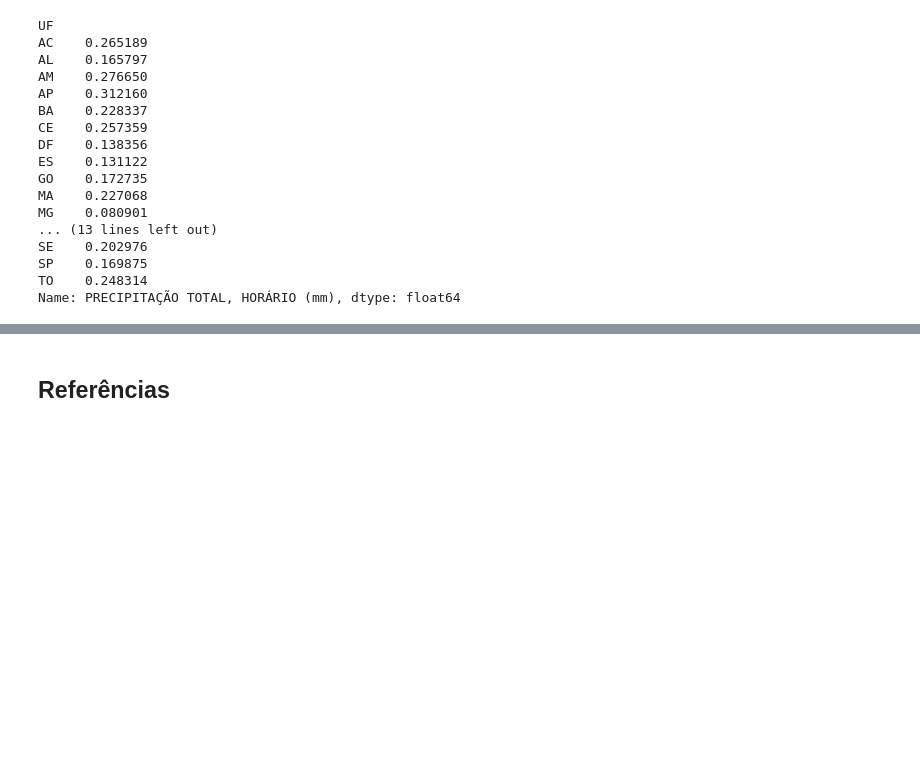
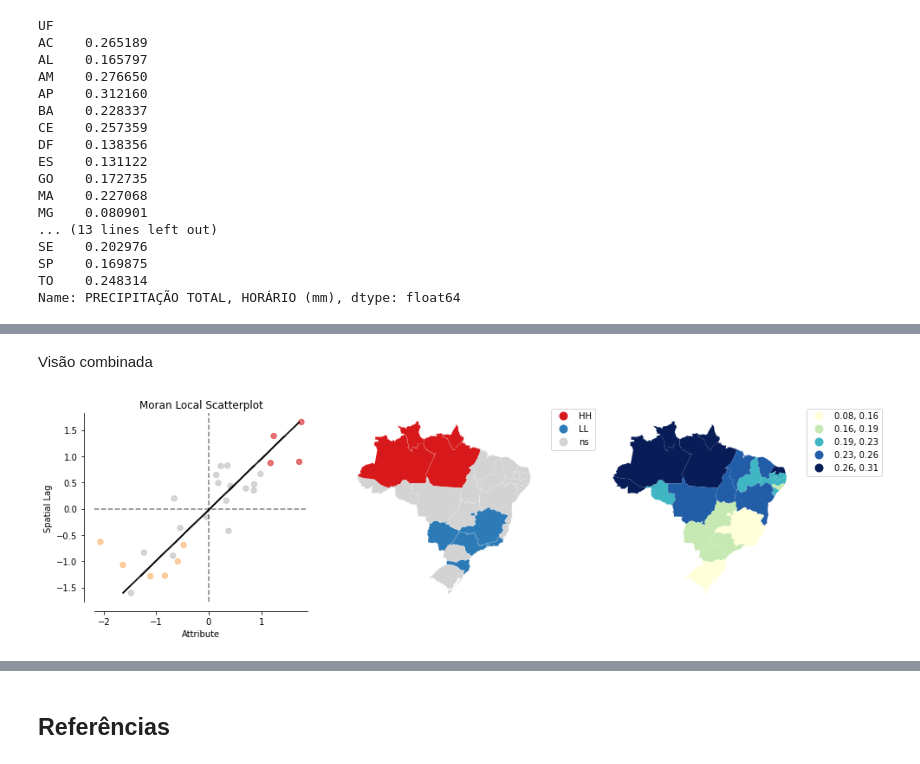
Before and after one commit to mpereiramoretti/pluviometria-analise-espacial, a Jupyter notebook: Pluviometria - Caso prático.ipynb, the cells around one changed output, grey strips where cells are left out. Saved outputs shown, nothing was run; the diff lists cells and outputs as text; code cells hidden in the pictures; blank space fills up the shorter version.

```diff
--- a/Pluviometria - Caso prático.ipynb
+++ b/Pluviometria - Caso prático.ipynb
@@ -362,0 +536,7 @@ Name: PRECIPITAÇÃO TOTAL, HORÁRIO (mm), dtype: float64
+# %% [markdown]
+Visão combinada
+# %%
+plot_local_autocorrelation(moran_loc, df_final, 'MÉDIA PLUVIOMÉTRICA EM ABR/2021')
+plt.show()
+# %% [output]
+[figure, added]
```
Also changed, not shown: parts of 84 cells of this notebook.
